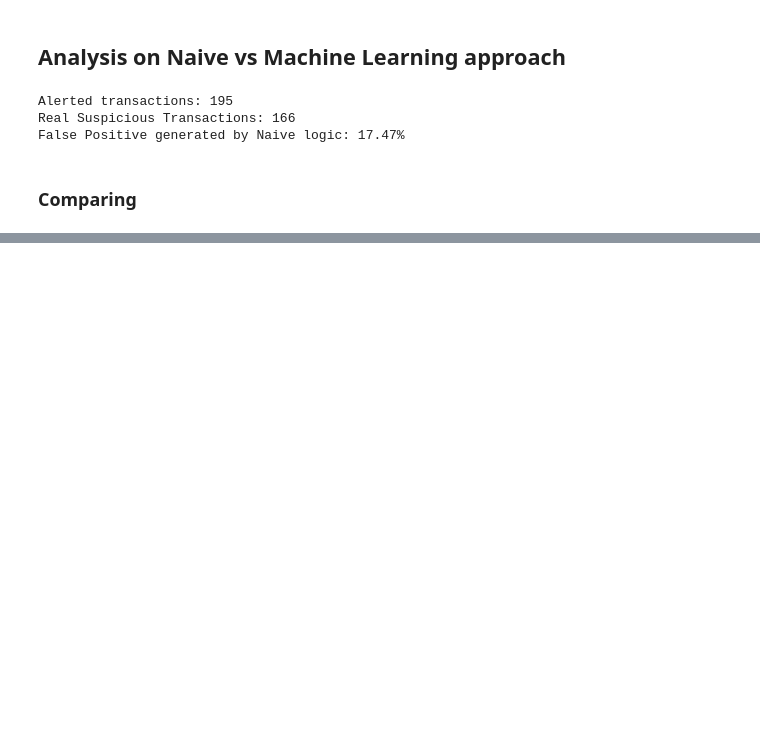
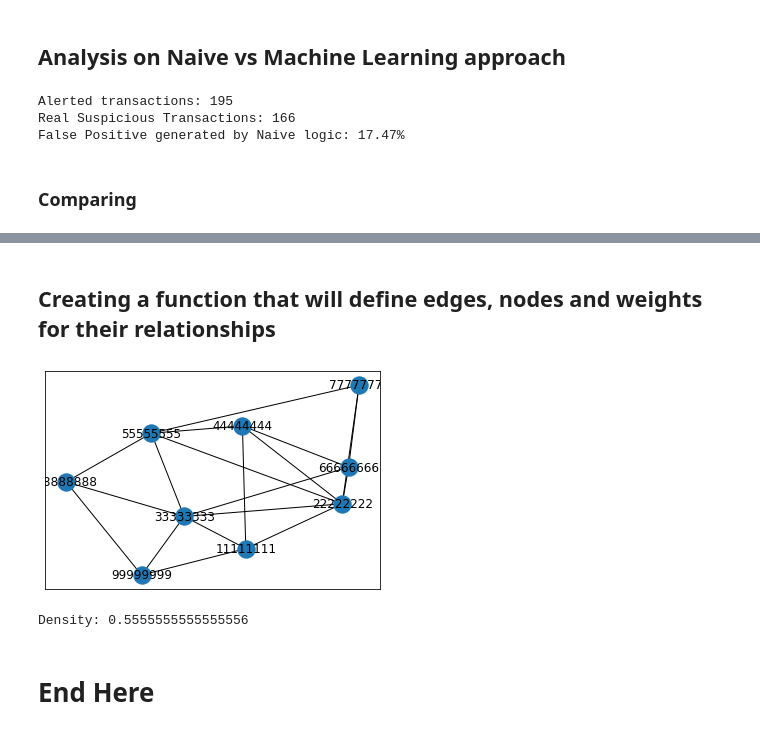
Before and after one commit to Minsifye/Portfolio, a Jupyter notebook: Identifying_Suspicious_Activities_In_Financial_Data.ipynb, the cells around one changed output, grey strips where cells are left out. Drawn from its saved outputs; the diff is of its cells as text; code cells hidden in the pictures; blank space fills up the shorter version.

```diff
--- a/Identifying_Suspicious_Activities_In_Financial_Data.ipynb
+++ b/Identifying_Suspicious_Activities_In_Financial_Data.ipynb
@@ -303,0 +376,3 @@ False Positive generated by Machine Learning : 0.0%
+# %%
+df_multi = pd.read_csv('Network_Analysis_Data_Multi.csv')
+df_multi
@@ -303,0 +397,23 @@ False Positive generated by Machine Learning : 0.0%
+# %% [markdown]
+## Creating a function that will define edges, nodes and weights for their relationships
+# %%
+Network_graph_Multi = nx.Graph()
+
+#Function that will run for the length of dataframe df
+def Create_Network_Multi():
+    for i in range(len(df_multi)):
+        Network_graph_Multi.add_edge(df_multi['Account_number'][i],df_multi['Primary_party_acc_no'][i],
+                                     weight=df_multi['Final_Weight'][i])
+# %%
+#Calling the function
+Create_Network_Multi()
+nx.draw_networkx(Network_graph_Multi)
+# %% [output]
+[figure, added]
+# %%
+density = nx.density(Network_graph_Multi)
+print("Density:",density)
+# %% [output]
+Density: 0.5555555555555556
+# %% [markdown]
+# End Here
```
Also changed, not shown: parts of 22 cells of this notebook.
